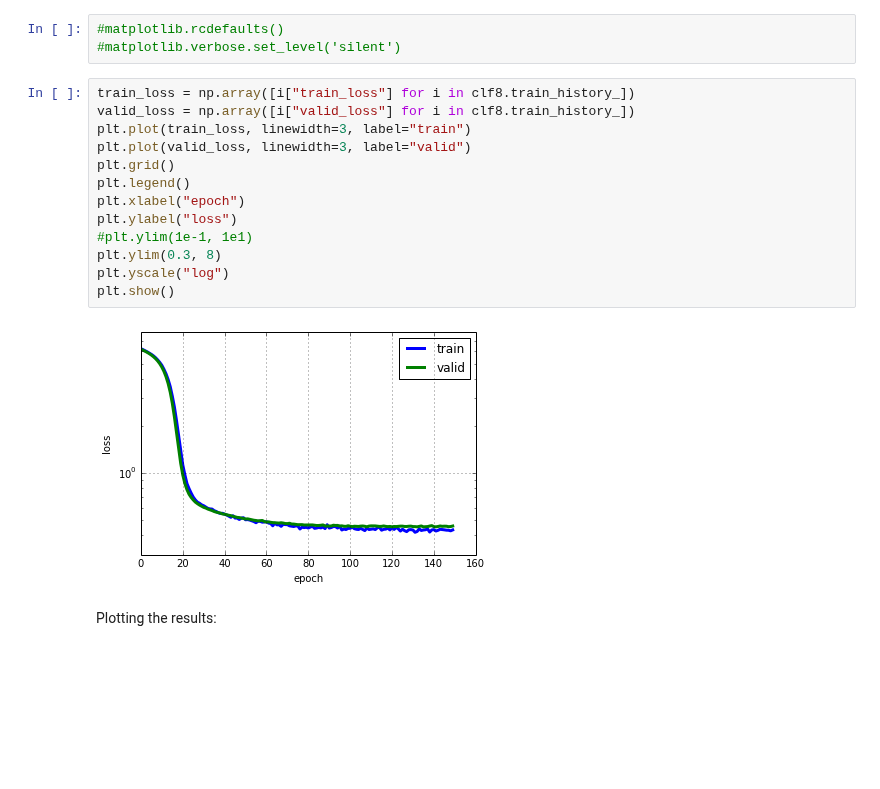
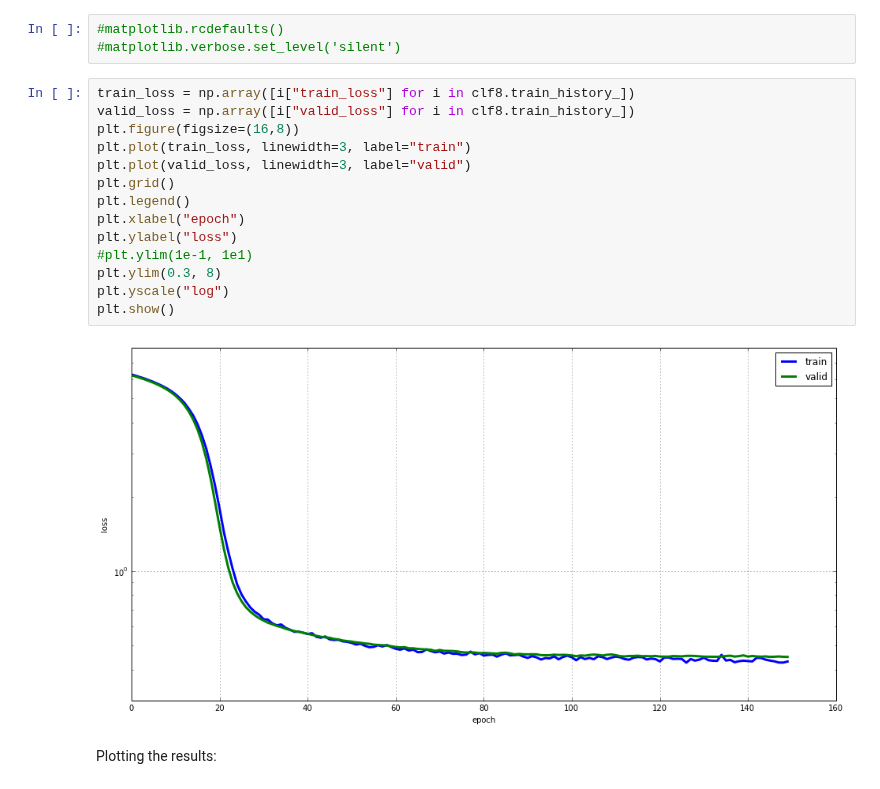
Before and after one commit to rsouza/MMD, a Jupyter notebook: scripts/Ex02_Kaggle_Titanic.ipynb, the cells around one changed output. Saved outputs shown, nothing was run; the diff lists cells and outputs as text; blank space fills up the shorter version.

```diff
--- a/scripts/Ex02_Kaggle_Titanic.ipynb
+++ b/scripts/Ex02_Kaggle_Titanic.ipynb
@@ -665,18 +657,19 @@ print(eval8_cv)
 # %%
 train_loss = np.array([i["train_loss"] for i in clf8.train_history_])
 valid_loss = np.array([i["valid_loss"] for i in clf8.train_history_])
+plt.figure(figsize=(16,8))
 plt.plot(train_loss, linewidth=3, label="train")
 plt.plot(valid_loss, linewidth=3, label="valid")
 plt.grid()
 plt.legend()
 plt.xlabel("epoch")
 plt.ylabel("loss")
 #plt.ylim(1e-1, 1e1)
 plt.ylim(0.3, 8)
 plt.yscale("log")
 plt.show()
 # %% [output]
-[figure, old version]
+[figure, new version]
 # %% [markdown]
 Plotting the results:
 # %%
```
Also changed, not shown: parts of 10 cells of this notebook, 1 other file.
